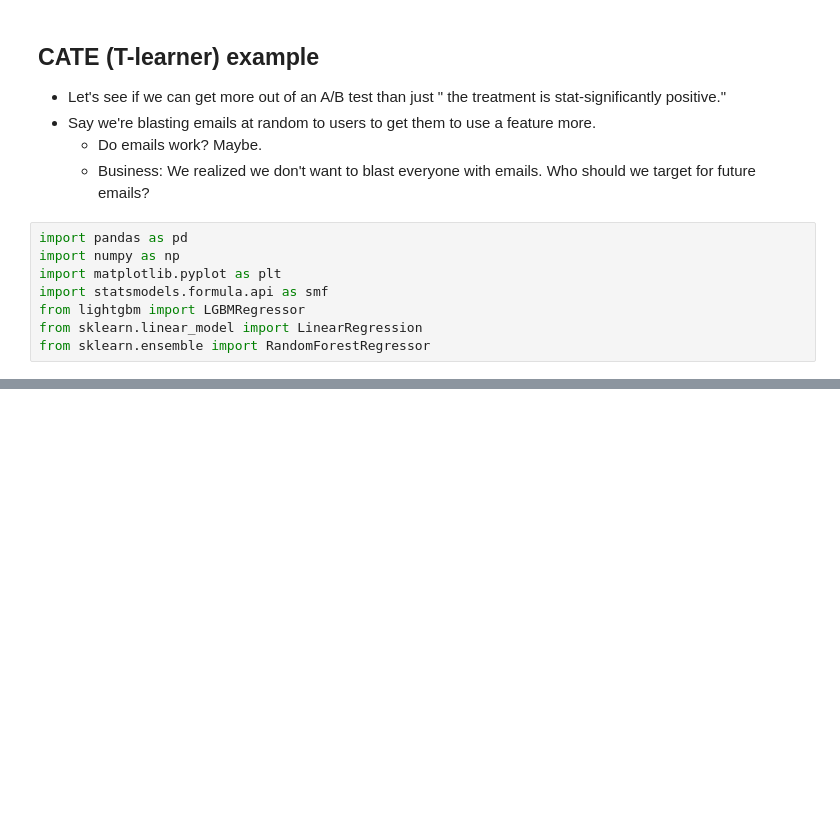
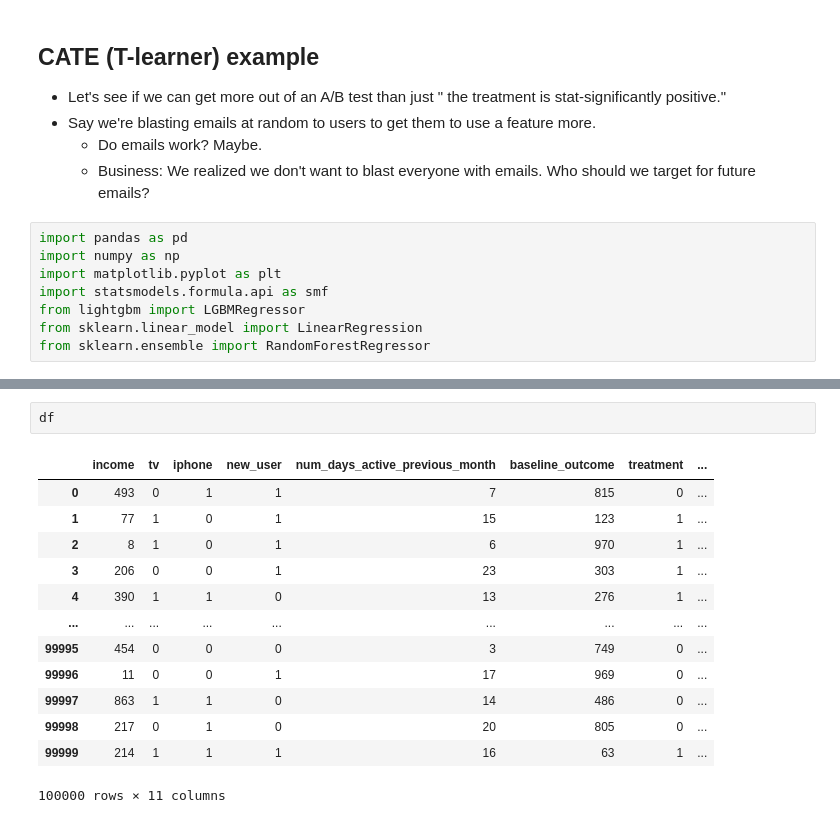
Before and after one commit to bpthomp/data_science, a Jupyter notebook: method_examples/tlearner_example.ipynb, the cells around one changed output, grey strips where cells are left out. Saved outputs shown, nothing was run; the diff lists cells and outputs as text; blank space fills up the shorter version.

```diff
--- a/method_examples/tlearner_example.ipynb
+++ b/method_examples/tlearner_example.ipynb
@@ -62,3 +63,19 @@ Number of effective treatment units:
+# %%
+df
+# %% [output]
+|  | income | tv | iphone | new_user | num_days_active_previous_month | baseline_outcome | treatment | ... |
+| 0 | 493 | 0 | 1 | 1 | 7 | 815 | 0 | ... |
+| 1 | 77 | 1 | 0 | 1 | 15 | 123 | 1 | ... |
+| 2 | 8 | 1 | 0 | 1 | 6 | 970 | 1 | ... |
+| 3 | 206 | 0 | 0 | 1 | 23 | 303 | 1 | ... |
+| 4 | 390 | 1 | 1 | 0 | 13 | 276 | 1 | ... |
+| ... | ... | ... | ... | ... | ... | ... | ... | ... |
+| 99995 | 454 | 0 | 0 | 0 | 3 | 749 | 0 | ... |
+| 99996 | 11 | 0 | 0 | 1 | 17 | 969 | 0 | ... |
+| 99997 | 863 | 1 | 1 | 0 | 14 | 486 | 0 | ... |
+| 99998 | 217 | 0 | 1 | 0 | 20 | 805 | 0 | ... |
+| 99999 | 214 | 1 | 1 | 1 | 16 | 63 | 1 | ... |
+100000 rows × 11 columns
 # %%
 df.treatment_group.value_counts()
 # %% [output]
```
Also changed, not shown: parts of 11 cells of this notebook.
